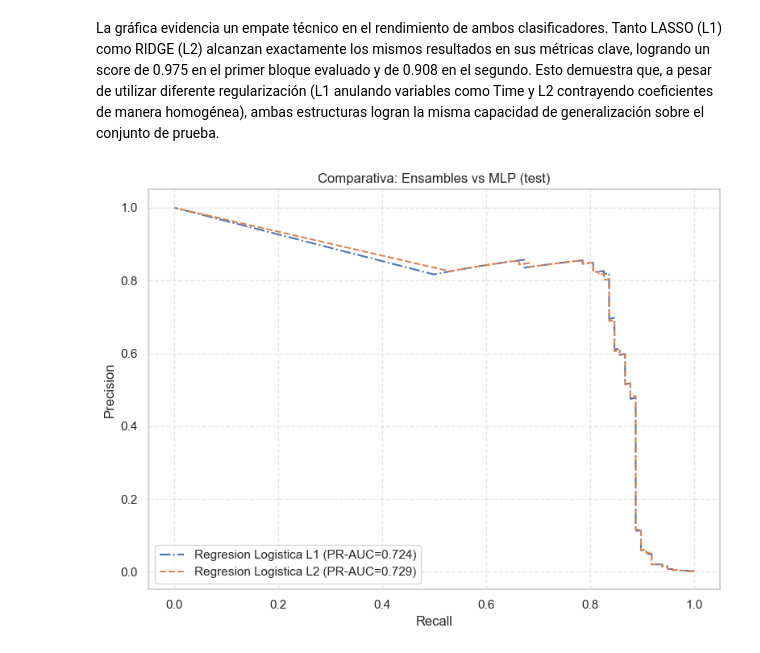
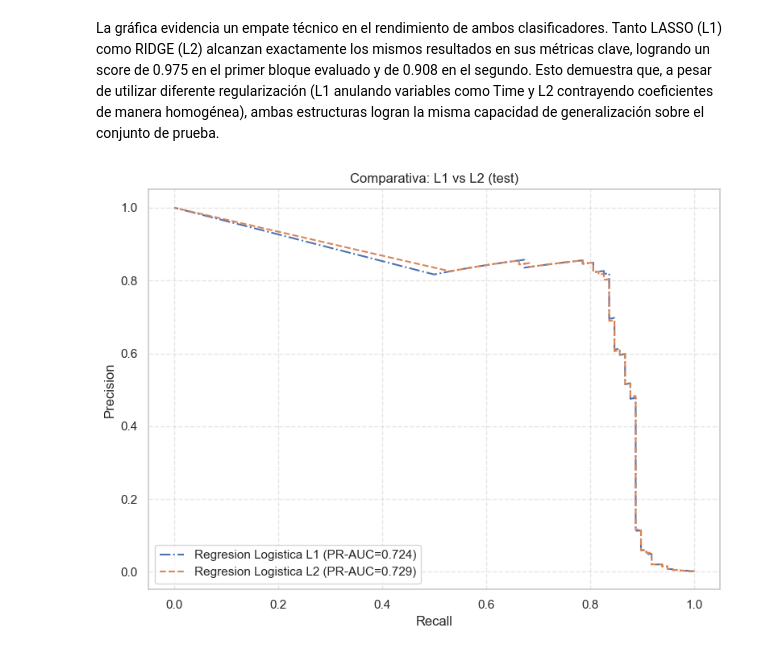
Before and after one commit to angelsosai/Deteccion_de_Anomalias_y_Fraude_en_Transacciones---Diplomado-en-Ciencia-de-datos, a Jupyter notebook: 2_Modelos Base_y_Regularizacion.ipynb, the cells around one changed output. Saved outputs shown, nothing was run; the diff lists cells and outputs as text; code cells hidden in the pictures.

```diff
--- a/2_Modelos Base_y_Regularizacion.ipynb
+++ b/2_Modelos Base_y_Regularizacion.ipynb
@@ -379,8 +379,8 @@ La gráfica evidencia un empate técnico en el rendimiento de ambos clasificador
 # %%
 plt.figure(figsize=(8, 6))
 plt.plot(rec_l1, prec_l1, ls="-.", label=f"Regresion Logistica L1 (PR-AUC={ap_l1:.3f})")
 plt.plot(rec_l2, prec_l2, ls="--", label=f"Regresion Logistica L2 (PR-AUC={ap_l2:.3f})")
-plt.xlabel("Recall"); plt.ylabel("Precision"); plt.title("Comparativa: Ensambles vs MLP (test)")
+plt.xlabel("Recall"); plt.ylabel("Precision"); plt.title("Comparativa: L1 vs L2 (test)")
 plt.legend(loc="lower left"); plt.grid(True, ls="--", alpha=0.5); plt.tight_layout(); plt.show()
 # %% [output]
-[figure, old version]
+[figure, new version]
```
